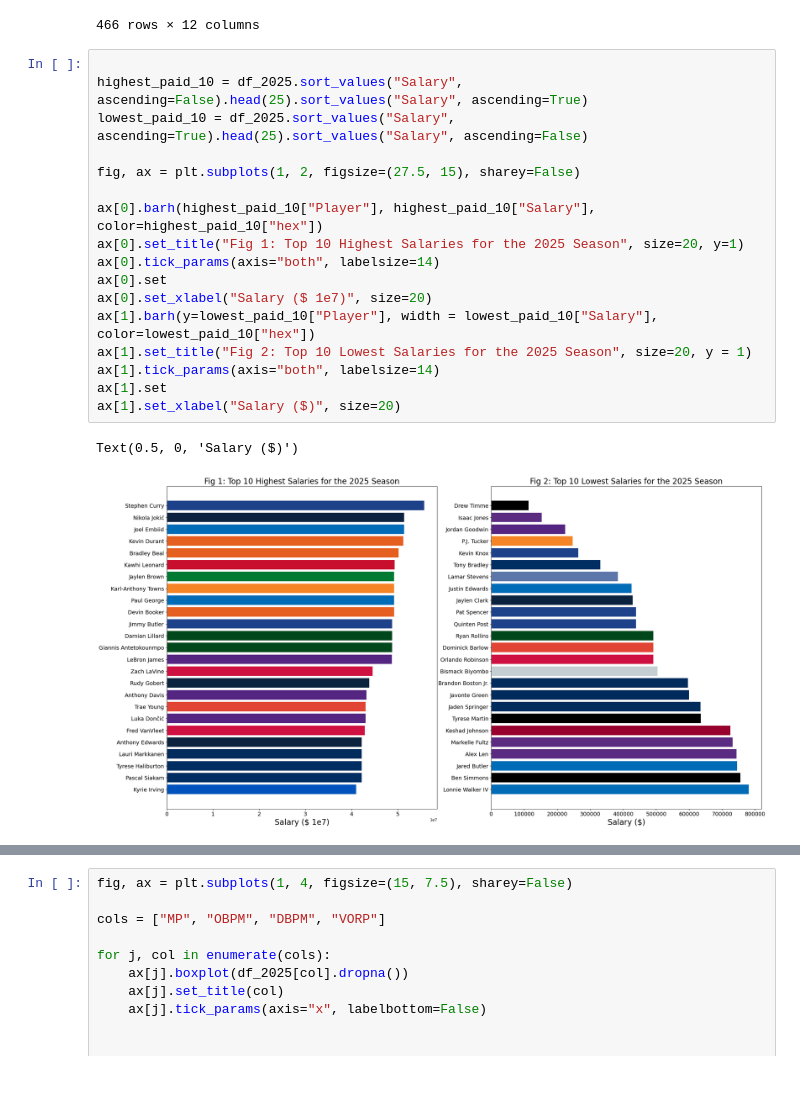
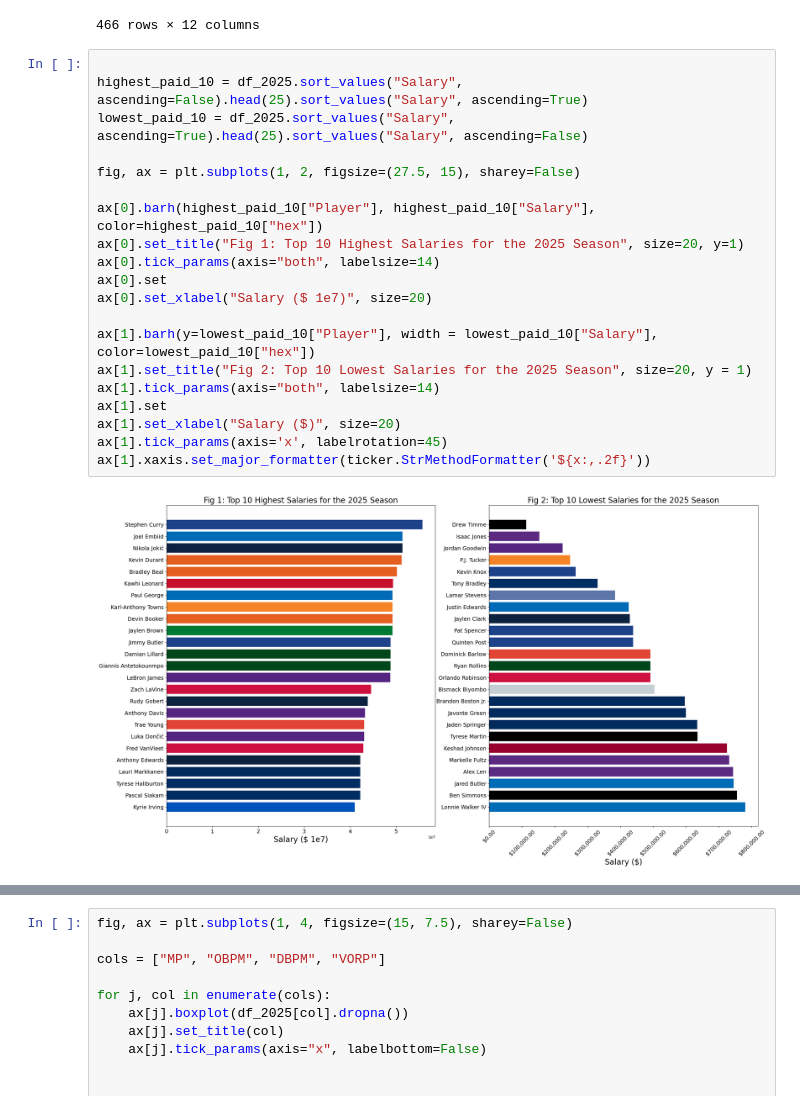
Before and after one commit to jhatch3/NBA-Salary-Minning, a Jupyter notebook: NBA-Salary/main.ipynb, the cells around one changed output, grey strips where cells are left out. Saved outputs shown, nothing was run; the diff lists cells and outputs as text; blank space fills up the shorter version.

```diff
--- a/NBA-Salary/main.ipynb
+++ b/NBA-Salary/main.ipynb
@@ -46,23 +47,25 @@ df_2025
 # %%
 
 highest_paid_10 = df_2025.sort_values("Salary", ascending=False).head(25).sort_values("Salary", ascending=True)
 lowest_paid_10 = df_2025.sort_values("Salary", ascending=True).head(25).sort_values("Salary", ascending=False)
 
 fig, ax = plt.subplots(1, 2, figsize=(27.5, 15), sharey=False)
 
 ax[0].barh(highest_paid_10["Player"], highest_paid_10["Salary"], color=highest_paid_10["hex"])
 ax[0].set_title("Fig 1: Top 10 Highest Salaries for the 2025 Season", size=20, y=1)
 ax[0].tick_params(axis="both", labelsize=14)
 ax[0].set
 ax[0].set_xlabel("Salary ($ 1e7)", size=20)
+
 ax[1].barh(y=lowest_paid_10["Player"], width = lowest_paid_10["Salary"], color=lowest_paid_10["hex"])
 ax[1].set_title("Fig 2: Top 10 Lowest Salaries for the 2025 Season", size=20, y = 1)
 ax[1].tick_params(axis="both", labelsize=14)
 ax[1].set
 ax[1].set_xlabel("Salary ($)", size=20)
+ax[1].tick_params(axis='x', labelrotation=45)
+ax[1].xaxis.set_major_formatter(ticker.StrMethodFormatter('${x:,.2f}'))
 # %% [output]
-Text(0.5, 0, 'Salary ($)')
-[figure, old version]
+[figure, new version]
 # %%
 import matplotlib.pyplot as plt
 from matplotlib.patches import Patch
```
Also changed, not shown: parts of 8 cells of this notebook.
